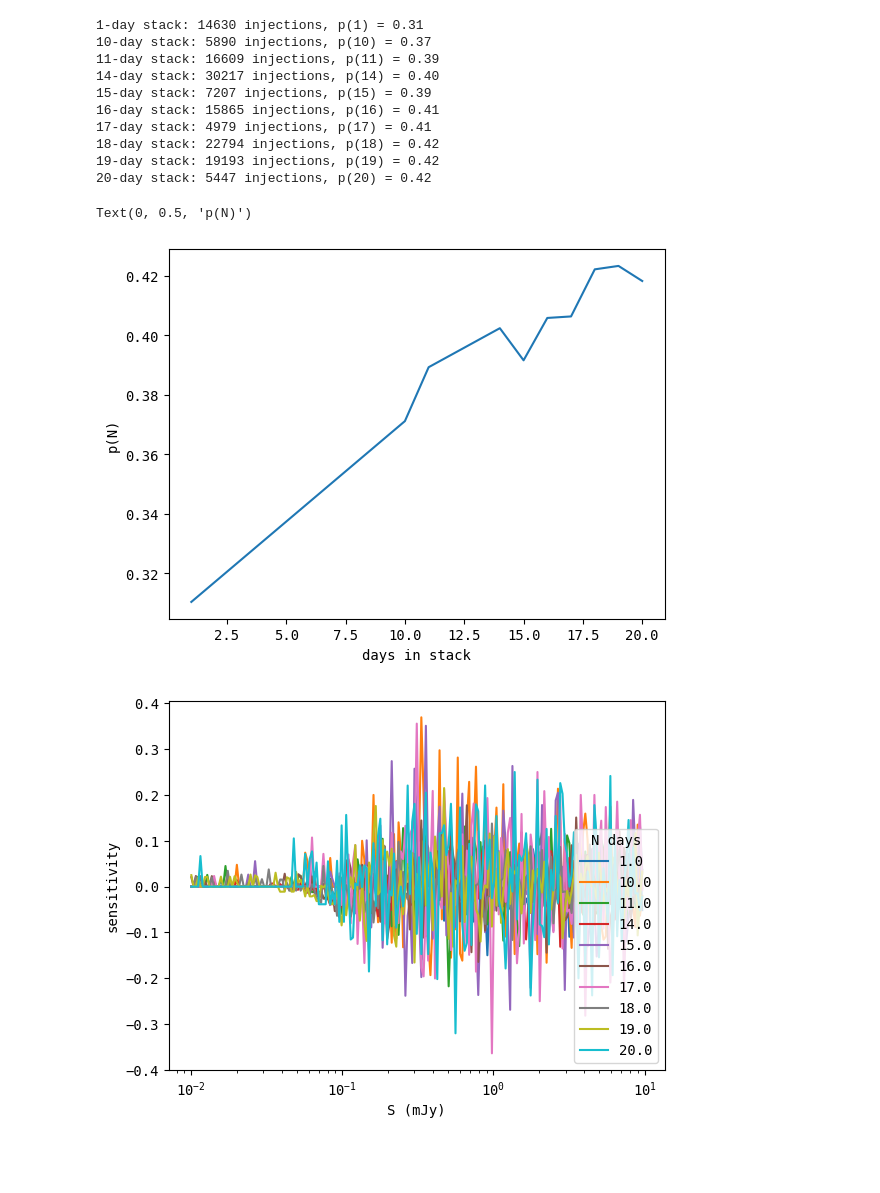
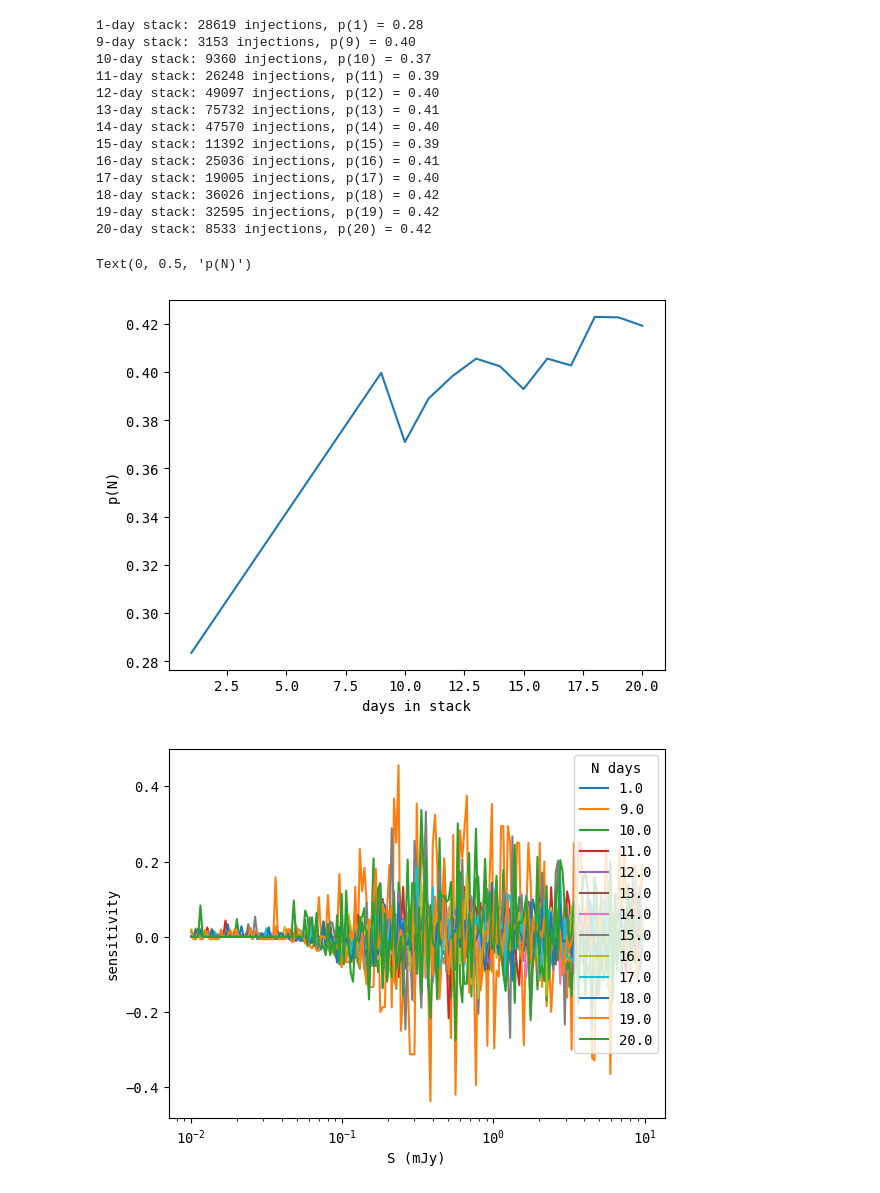
Before and after one commit to chime-sps/Transmissivity, a Jupyter notebook: results/sensitivity_dropoff.ipynb, the cells around one changed output. Drawn from its saved outputs; the diff is of its cells as text; code cells hidden in the pictures; blank space fills up the shorter version.

```diff
--- a/results/sensitivity_dropoff.ipynb
+++ b/results/sensitivity_dropoff.ipynb
@@ -14,5 +17,7 @@ mpl.rcParams['font.family'] = 'monospace'
 # %%
-data_1 = np.loadtxt('single_day_20260402_results.txt')
+data_1 = np.concatenate((np.loadtxt('single_day_20260402_results.txt'),
+                         np.loadtxt('single_day_2026_04_05_injections.txt'),
+                         np.loadtxt('single_day_2026_04_08_injections.txt')))
 data_1[:, 2] = 1
 data_5 = np.loadtxt('5_day_injections.txt')
 data_6 = np.loadtxt('6_day_injections.txt')
@@ -21,8 +26,8 @@ data_8 = np.loadtxt('8_day_injections.txt')
 data_9 = np.loadtxt('9_day_injections.txt')
 data_10 = np.loadtxt('10_day_injections.txt')
 data_11 = np.loadtxt('11_day_injections.txt')
-#data_12 = np.loadtxt('injections_12_days.txt')
-#data_13 = np.loadtxt('injections_13_days.txt')
+data_12 = np.loadtxt('12_day_injections.txt')
+data_13 = np.loadtxt('13_day_injections.txt')
 data_14 = np.loadtxt('14_day_injections.txt')
 data_15 = np.loadtxt('15_day_injections.txt')
 data_16 = np.loadtxt('16_day_injections.txt')
@@ -34,9 +39,10 @@ data_20 = np.loadtxt('20_day_injections.txt')
 data = [data_1, #data_5,
         #data_6,
         #data_7, data_8,
-        #data_9,
+        data_9,
          data_10, data_11,
-        #data_12, data_13,
+        data_12,
+        data_13,
         data_14, data_15, data_16,
         data_17, data_18, data_19, data_20]
 # %%
@@ -51,31 +57,36 @@ for datum in data:
 
 days = np.array(days)
 # %% [output]
-1-day stack: 14630 injections, p(1) = 0.31
-10-day stack: 5890 injections, p(10) = 0.37
-11-day stack: 16609 injections, p(11) = 0.39
-14-day stack: 30217 injections, p(14) = 0.40
-15-day stack: 7207 injections, p(15) = 0.39
-16-day stack: 15865 injections, p(16) = 0.41
-17-day stack: 4979 injections, p(17) = 0.41
-18-day stack: 22794 injections, p(18) = 0.42
-19-day stack: 19193 injections, p(19) = 0.42
-20-day stack: 5447 injections, p(20) = 0.42
+1-day stack: 28619 injections, p(1) = 0.28
+9-day stack: 3153 injections, p(9) = 0.40
+10-day stack: 9360 injections, p(10) = 0.37
+11-day stack: 26248 injections, p(11) = 0.39
+12-day stack: 49097 injections, p(12) = 0.40
+13-day stack: 75732 injections, p(13) = 0.41
+14-day stack: 47570 injections, p(14) = 0.40
+15-day stack: 11392 injections, p(15) = 0.39
+16-day stack: 25036 injections, p(16) = 0.41
+17-day stack: 19005 injections, p(17) = 0.40
+18-day stack: 36026 injections, p(18) = 0.42
+19-day stack: 32595 injections, p(19) = 0.42
+20-day stack: 8533 injections, p(20) = 0.42
 # %%
 plt.plot(days, p_total)
 plt.xlabel('days in stack')
 plt.ylabel('p(N)')
 # %% [output]
 Text(0, 0.5, 'p(N)')
-[figure, old version]
+[figure, new version]
 # %%
 S_idx = 6
 S_bins = np.logspace(-2, 1, 200)
 S_dev = 10
 
 S_curve = np.zeros((len(data), len(S_bins) - 1))
+S_80 = np.zeros(len(data))
 S_10 = np.zeros(len(data))
 S_1 = np.zeros(len(data))
+S_err50_up = np.zeros(len(data))
 S_err10_up = np.zeros(len(data))
 S_err10_down = np.zeros(len(data))
 S_err1_up = np.zeros(len(data))
@@ -94,35 +105,42 @@ for i in range(len(data)):
 
     S_curve[i] = S_sens
     #S_smooth = gaussian_filter(S_sens, 3)
+    S_80[i] = np.max(S_bins[np.where(S_smooth < 0.5)[0]])
     S_10[i] = np.max(S_bins[np.where(S_smooth < 0.1)[0]])
     S_1[i] = np.max(S_bins[np.where(S_smooth < 0.01)[0]])
+
+    p_80_idx = np.where(S_smooth < 0.5)[0][-1]
+    local_std50 = np.std(S_sens[p_80_idx - 10: p_80_idx + 10])
+    S_err50_up[i] = np.max(S_bins[np.where(S_smooth < 0.5 + local_std50)[0]])
+
     p_10_idx = np.where(S_smooth < 0.1)[0][-1]
     local_std10 = np.std(S_sens[p_10_idx - 10:p_10_idx + 10])
     S_err10_up[i] = np.max(S_bins[np.where(S_smooth < 0.1 + local_std10)[0]])
     try:
         S_err10_down[i] = np.max(S_bins[np.where(S_smooth < 0.1 - local_std10)[0]])
     except:
         S_err10_down[i] = np.nan
     p_1_idx = np.where(S_smooth < 0.01)[0][-1]
     local_std1 = np.std(S_sens[p_1_idx - 12:p_1_idx + 12])
     S_err1_up[i] = np.max(S_bins[np.where(S_smooth < 0.01 + local_std1)[0]])
     try:
         S_err1_down[i] = np.max(S_bins[np.where(S_smooth < 0.01 - local_std1)[0]])
     except:
         S_err1_down[i] = np.nan
 
 S_err10_down = S_10 - S_err10_down
 S_err10_up -= S_10
 S_err1_down = S_1 - S_err1_down
 S_err1_up -= S_1
+S_err50_up -= S_80
 
 #plt.plot(S_bins[:-1], S_sens - S_smooth, label = days[i])
 plt.xlabel('S (mJy)')
 plt.ylabel('sensitivity')
 plt.legend(title = 'N days')
 plt.xscale('log')
 # %% [output]
-[figure, old version]
+[figure, new version]
 # %%
 def analytical_curve_10(x, alpha):
 
```
Also changed, not shown: parts of 11 cells of this notebook, 1 other file.
